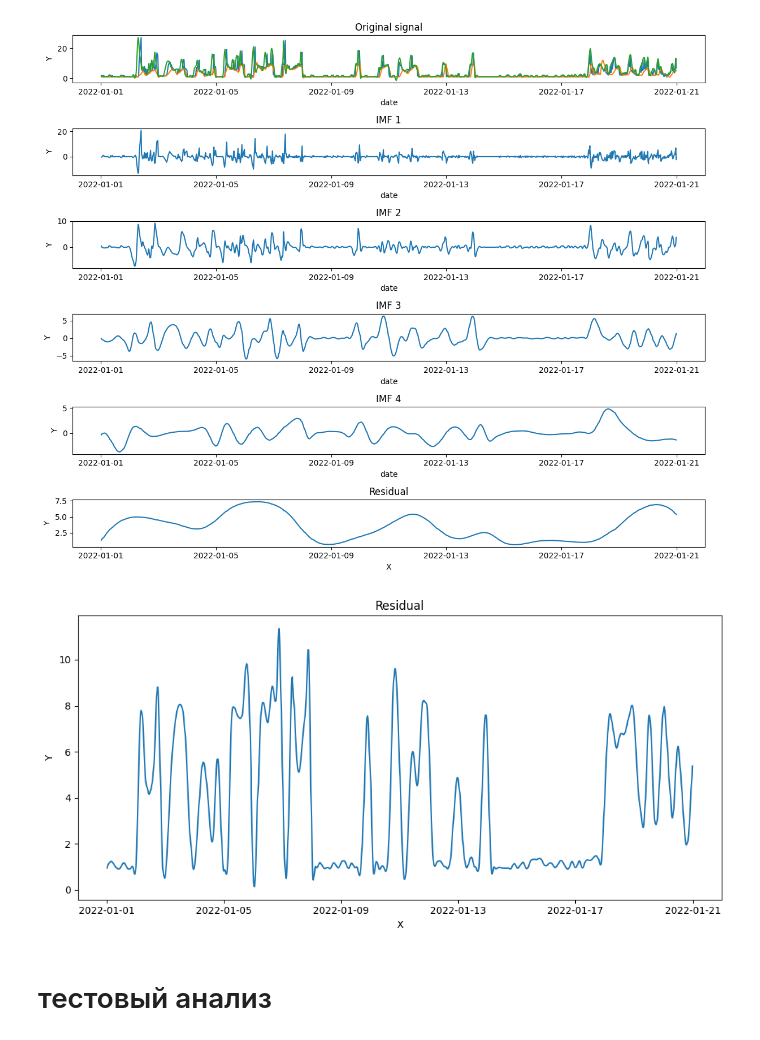
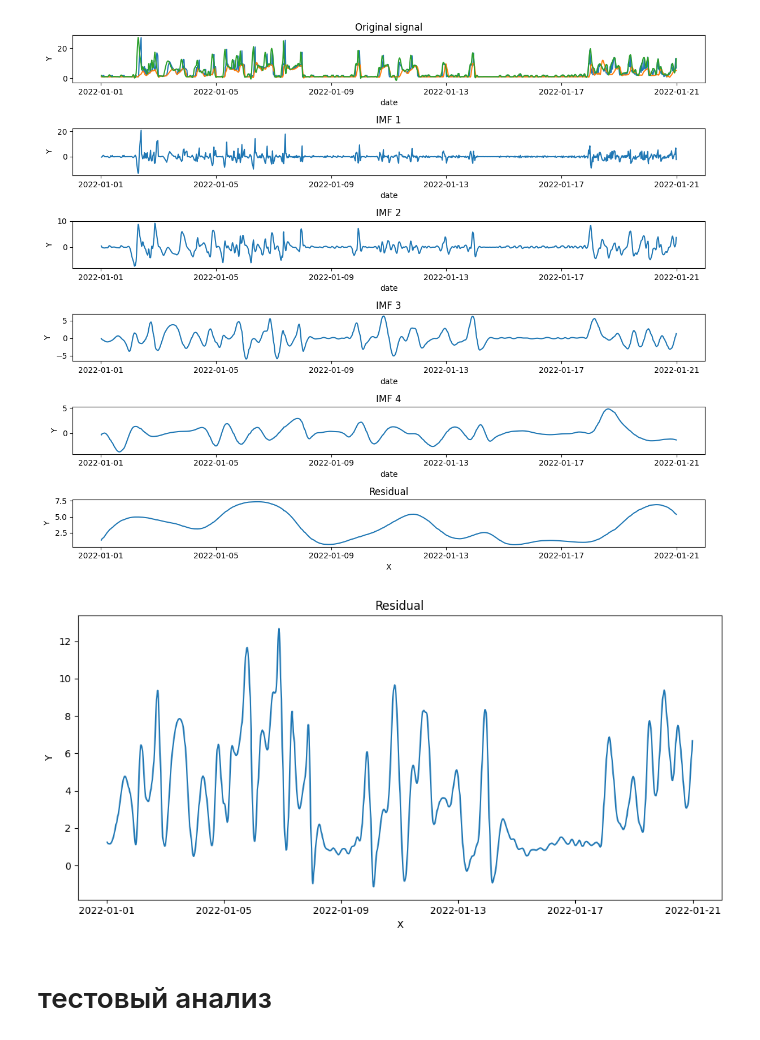
Before and after one commit to libre-cuenta/TS-Generator, a Jupyter notebook: данные 2/VMD-analyse.ipynb, the cells around one changed output. Drawn from its saved outputs; the diff is of its cells as text; code cells hidden in the pictures.

```diff
--- a/данные 2/VMD-analyse.ipynb
+++ b/данные 2/VMD-analyse.ipynb
@@ -122,20 +122,20 @@ plt.tight_layout()
 # %%
 fig, axs = plt.subplots(figsize=(10,5), nrows=1)
 
 
 sum_imfs = 0
-for i in range(2,k):
+for i in range(2,3):
     sum_imfs += u[i]
 
 sum_imfs += f
 # axs.plot(index, TS[::].values)
 axs.plot(index, sum_imfs)
 plt.title('Residual')
 plt.xlabel('X')
 plt.ylabel('Y')
 # plt.legend(['Оригинальный сигнал', 'Нижняя огибающая', 'Верхняя огибающая', 'Средняя огибающих'])
 
 plt.tight_layout()
 # %% [output]
-[figure, old version]
+[figure, new version]
 # %%
```
Also changed, not shown: parts of 7 cells of this notebook, 24 other files.
